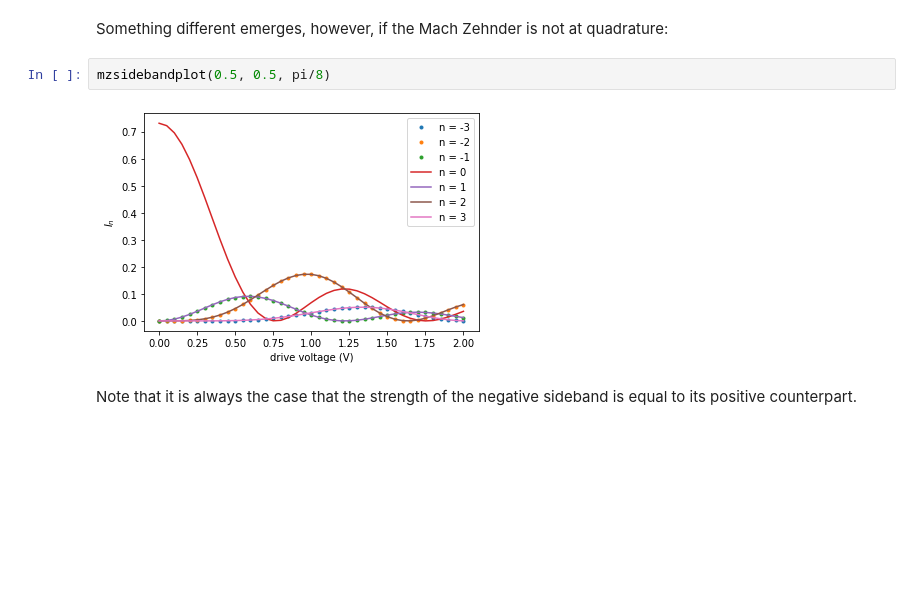
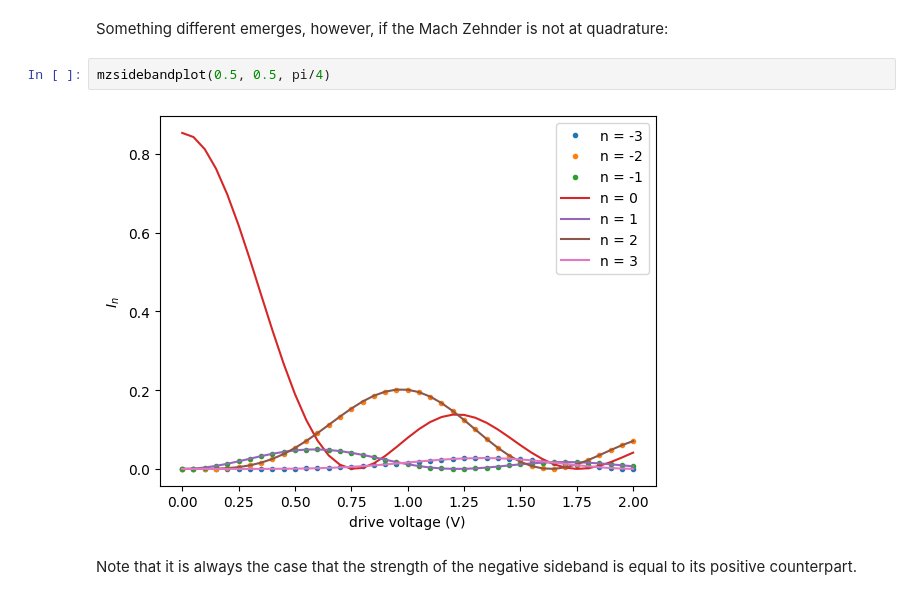
Before and after one commit to decoherer/sidebands, a Jupyter notebook: sidebands.ipynb, the cells around one changed output. Saved outputs shown, nothing was run; the diff lists cells and outputs as text; blank space fills up the shorter version.

```diff
--- a/sidebands.ipynb
+++ b/sidebands.ipynb
@@ -181,9 +181,9 @@ mzsidebandplot(0.2, 0.8, pi/2)
 # %% [markdown]
 Something different emerges, however, if the Mach Zehnder is not at quadrature:
 # %%
-mzsidebandplot(0.5, 0.5, pi/8)
+mzsidebandplot(0.5, 0.5, pi/4)
 # %% [output]
-[figure, old version]
+[figure, new version]
 # %% [markdown]
 Note that it is always the case that the strength of the negative sideband is equal to its positive counterpart.
 # %% [markdown]
```
Also changed, not shown: parts of 8 cells of this notebook.
